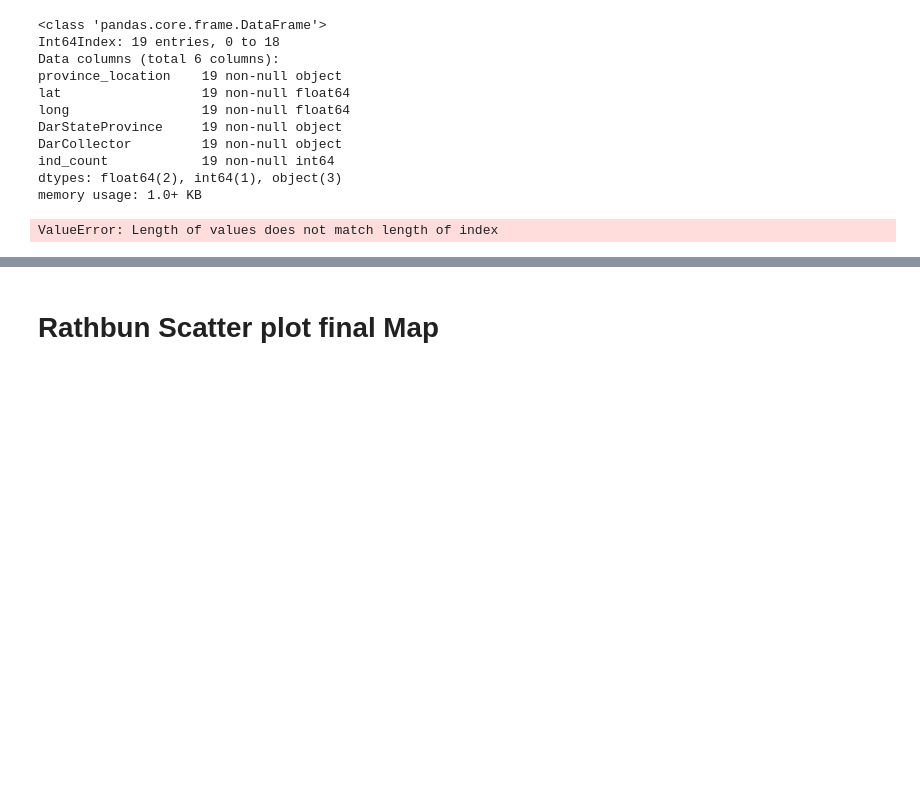
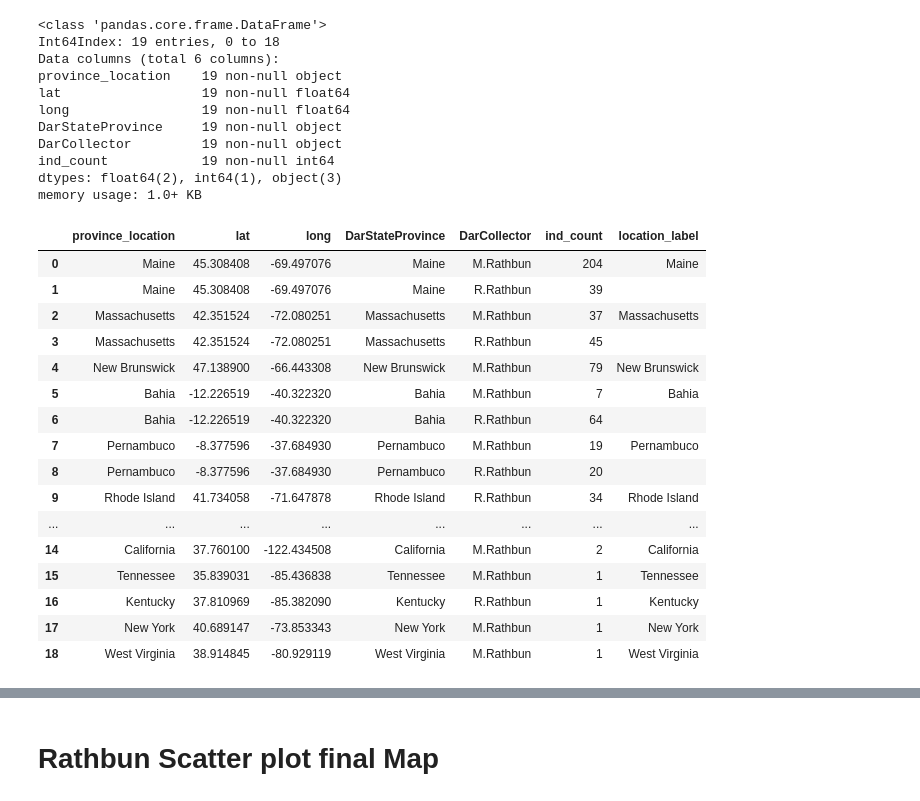
Before and after one commit to TianaCurry/AWHI-projects, a Jupyter notebook: AWHI_Geoplot_maps.ipynb, the cells around one changed output, grey strips where cells are left out. Cells and saved outputs as stored; diff of their text form; code cells hidden in the pictures; blank space fills up the shorter version.

```diff
--- a/AWHI_Geoplot_maps.ipynb
+++ b/AWHI_Geoplot_maps.ipynb
@@ -324,7 +324,23 @@ memory usage: 1.0+ KB
 #combine_rathbun_location
 # %%
 #adding column to have a label for each place collected without repeats
-combine_rathbun_location['location_label']=['Maine',' ',' ','Massachusetts',' ','New Brunswick','Bahia',' ','Pernambuco',' ','Rhode Island','Connecticut','Rio de Janeiro','Paraiba','Nova Soctia','California','Tennessee','Kentucky','New York','West Virginia']
+combine_rathbun_location['location_label']=['Maine',' ','Massachusetts',' ','New Brunswick','Bahia',' ','Pernambuco',' ','Rhode Island','Connecticut','Rio de Janeiro','Paraiba','Nova Soctia','California','Tennessee','Kentucky','New York','West Virginia']
 combine_rathbun_location
 # %% [output]
-ValueError: Length of values does not match length of index
+|  | province_location | lat | long | DarStateProvince | DarCollector | ind_count | location_label |
+| 0 | Maine | 45.308408 | -69.497076 | Maine | M.Rathbun | 204 | Maine |
+| 1 | Maine | 45.308408 | -69.497076 | Maine | R.Rathbun | 39 |  |
+| 2 | Massachusetts | 42.351524 | -72.080251 | Massachusetts | M.Rathbun | 37 | Massachusetts |
+| 3 | Massachusetts | 42.351524 | -72.080251 | Massachusetts | R.Rathbun | 45 |  |
+| 4 | New Brunswick | 47.138900 | -66.443308 | New Brunswick | M.Rathbun | 79 | New Brunswick |
+| 5 | Bahia | -12.226519 | -40.322320 | Bahia | M.Rathbun | 7 | Bahia |
+| 6 | Bahia | -12.226519 | -40.322320 | Bahia | R.Rathbun | 64 |  |
+| 7 | Pernambuco | -8.377596 | -37.684930 | Pernambuco | M.Rathbun | 19 | Pernambuco |
+| 8 | Pernambuco | -8.377596 | -37.684930 | Pernambuco | R.Rathbun | 20 |  |
+| 9 | Rhode Island | 41.734058 | -71.647878 | Rhode Island | R.Rathbun | 34 | Rhode Island |
+| ... | ... | ... | ... | ... | ... | ... | ... |
+| 14 | California | 37.760100 | -122.434508 | California | M.Rathbun | 2 | California |
+| 15 | Tennessee | 35.839031 | -85.436838 | Tennessee | M.Rathbun | 1 | Tennessee |
+| 16 | Kentucky | 37.810969 | -85.382090 | Kentucky | R.Rathbun | 1 | Kentucky |
+| 17 | New York | 40.689147 | -73.853343 | New York | M.Rathbun | 1 | New York |
+| 18 | West Virginia | 38.914845 | -80.929119 | West Virginia | M.Rathbun | 1 | West Virginia |
```
Also changed, not shown: parts of 13 cells of this notebook, 1 other file.
